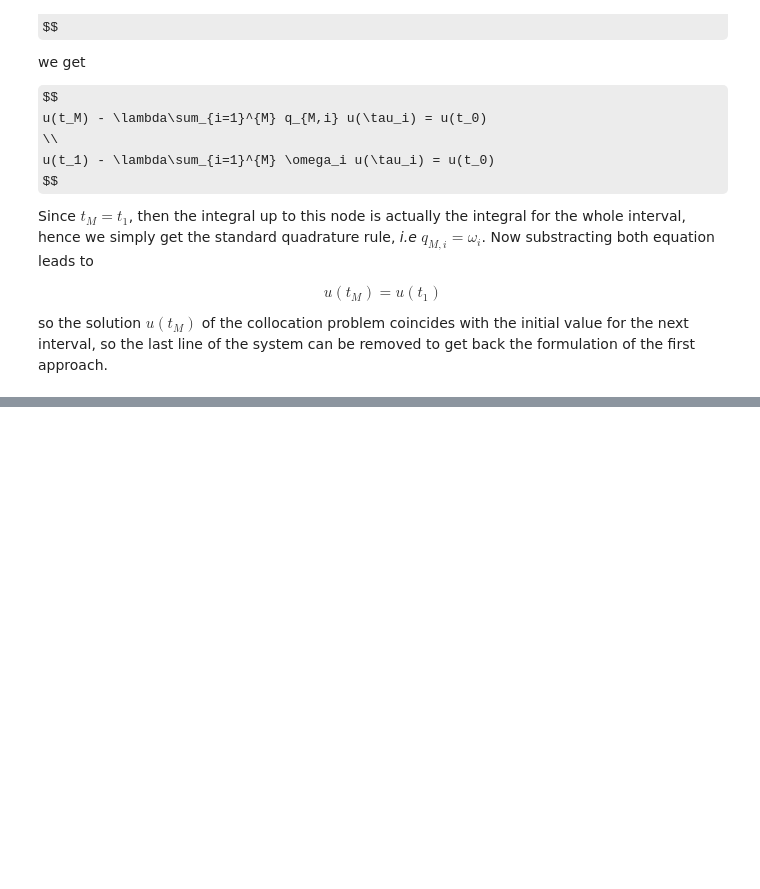
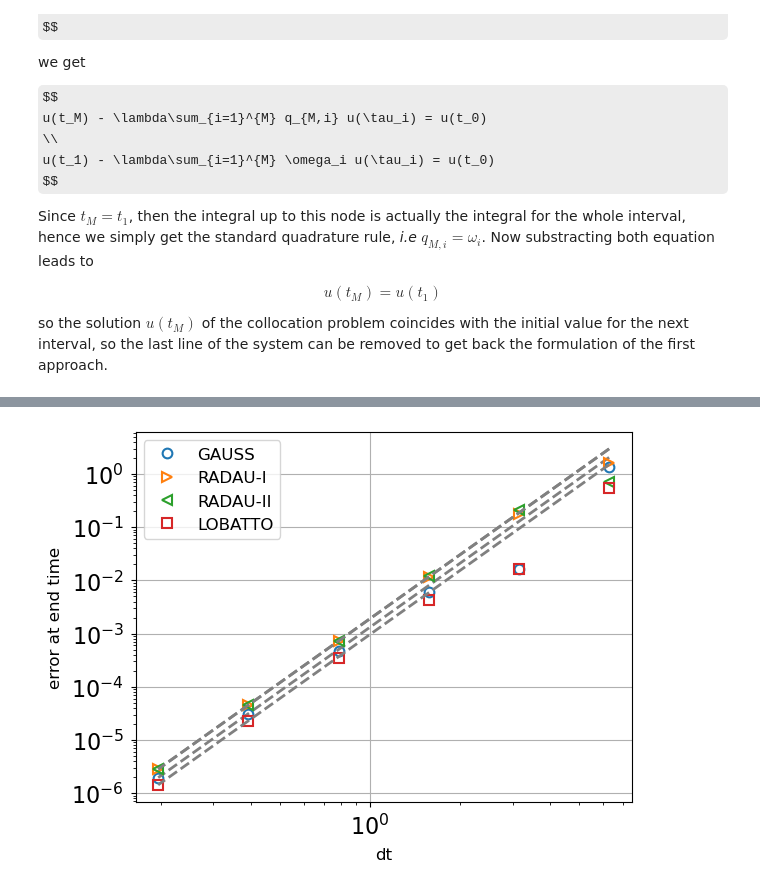
Before and after one commit to Parallel-in-Time/gfm, a Jupyter notebook: notes/GFM_Note-4.ipynb, the cells around one changed output, grey strips where cells are left out. Drawn from its saved outputs; the diff is of its cells as text; code cells hidden in the pictures; some formulas as TeX source; blank space fills up the shorter version.

```diff
--- a/notes/GFM_Note-4.ipynb
+++ b/notes/GFM_Note-4.ipynb
@@ -252,0 +281,18 @@ so the solution $u(t_M)$ of the collocation problem coincides with the initial v
+# %%
+nodes = 'EQUID'
+M = 4
+for qType, order, sym in zip(['GAUSS', 'RADAU-I', 'RADAU-II', 'LOBATTO'],
+                             [M, M, M, M],
+                             ['o', '>', '<', 's']):
+    err, lDt, solver = getCollocationError(M=M, qType=qType, nodes=nodes, exactProlong=True)
+    plt.loglog(lDt, err, sym, label=qType)
+    lDt = np.array(lDt)
+    c = err[-1]/lDt[-1]**order
+    plt.plot(lDt, c*lDt**order, '--', color='gray')
+
+plt.legend()
+plt.xlabel('dt')
+plt.ylabel('error at end time')
+plt.grid()
+# %% [output]
+[figure, added]
```
Also changed, not shown: parts of 7 cells of this notebook, 1 other file.
